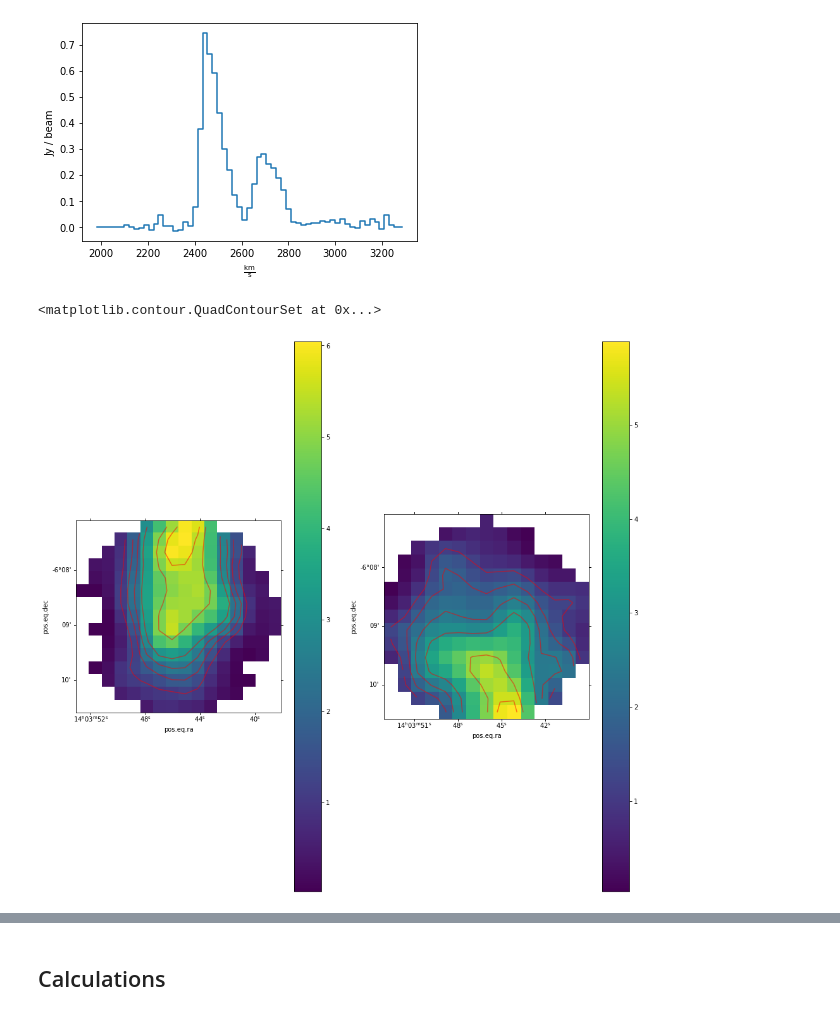
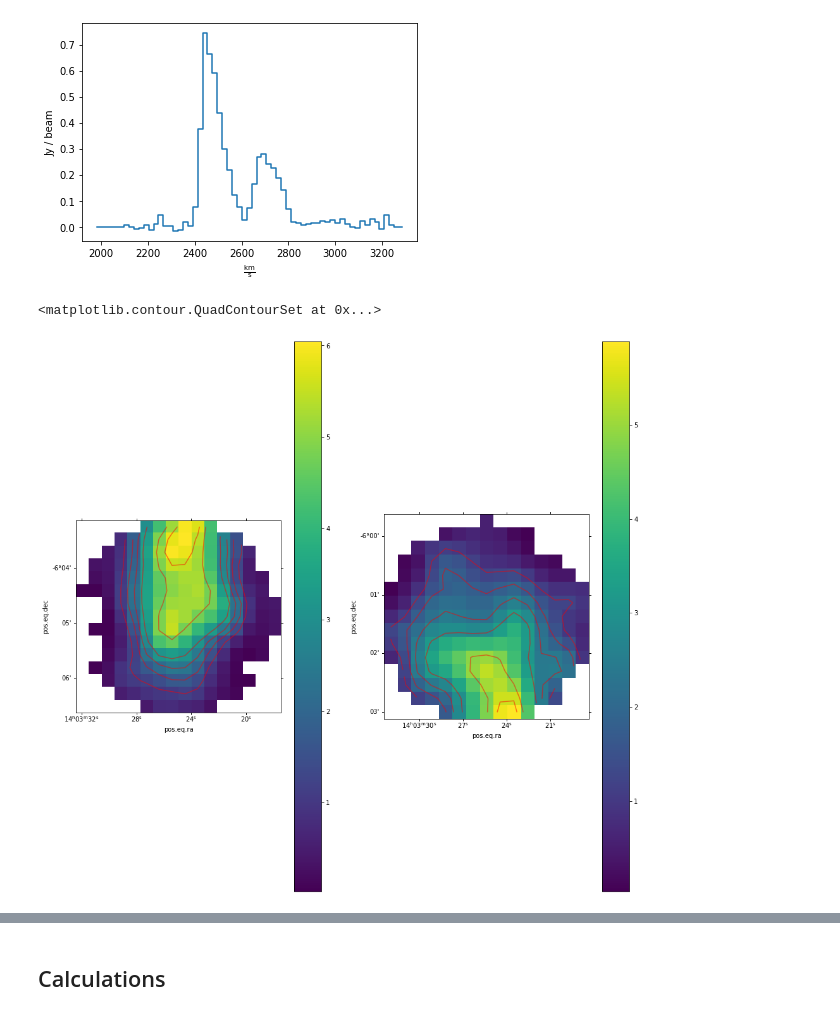
Before and after one commit to spectram/meerchoirs, a Jupyter notebook: g1vla-analysis.ipynb, the cells around one changed output, grey strips where cells are left out. Cells and saved outputs as stored; diff of their text form; code cells hidden in the pictures.

```diff
--- a/g1vla-analysis.ipynb
+++ b/g1vla-analysis.ipynb
@@ -164,23 +165,23 @@ specg1b.quicklook()
 # %%
 #Moment 0 for S1 and S2 using spectral cube
 
 mom0s1=cubeg1s1.moment(order=0) #mom0
 mom0s1.write(path+'g1s1-mom0.fits', overwrite=True)
 plt.figure(figsize=(16,16))
-g1s1m0=plt.subplot(1,2,1,projection=vel_masked[0].wcs)
+g1s1m0=plt.subplot(1,2,1,projection=cubeg1s1[0].wcs)
 mom0s1plt=g1s1m0.imshow(mom0s1.value)
 plt.colorbar(mom0s1plt,ax=g1s1m0)
 g1s1m0.contour(mom0s1.data, colors=['red'], alpha=0.5, levels=levels)
 
 mom0s2=cubeg1s2.moment(order=0) #mom0
 mom0s2.write(path+'g1s2-mom0.fits', overwrite=True)
-g1s2m0=plt.subplot(1,2,2,projection=vel_masked[0].wcs)
+g1s2m0=plt.subplot(1,2,2,projection=cubeg1s2[0].wcs)
 mom0s2plt=g1s2m0.imshow(mom0s2.value)
 plt.colorbar(mom0s2plt,ax=g1s2m0)
 g1s2m0.contour(mom0s2.data, colors=['red'], alpha=0.5, levels=levels)
 # %% [output]
 <matplotlib.contour.QuadContourSet at 0x...>
-[figure, old version]
+[figure, new version]
 # %%
 #Moment 1 for S1 and S2 using spectral cube
 
```
Also changed, not shown: parts of 6 cells of this notebook.
